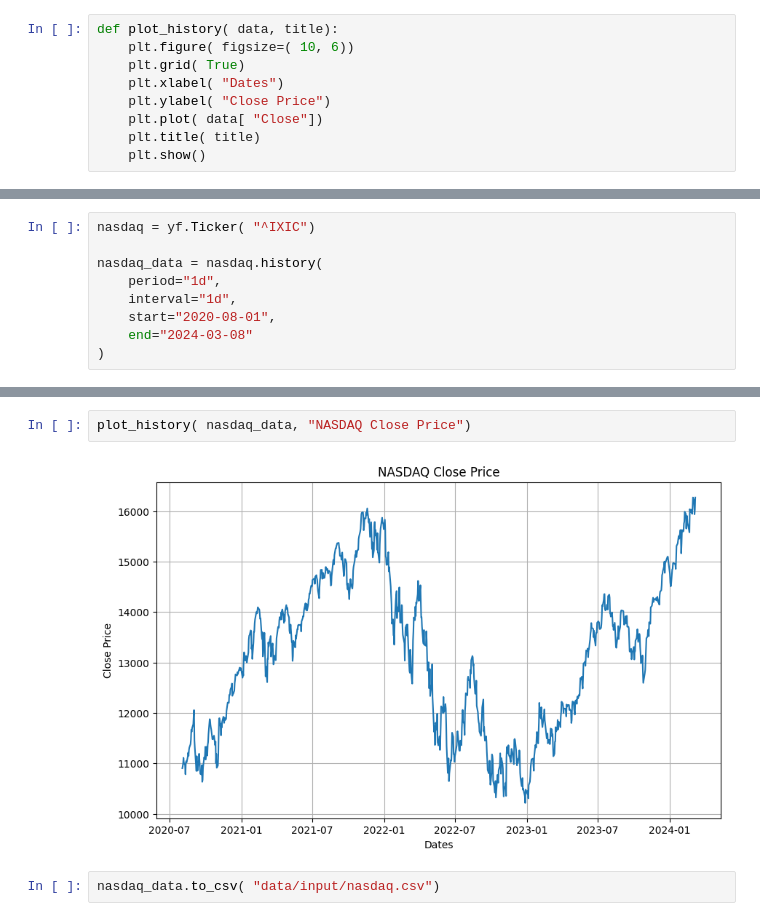
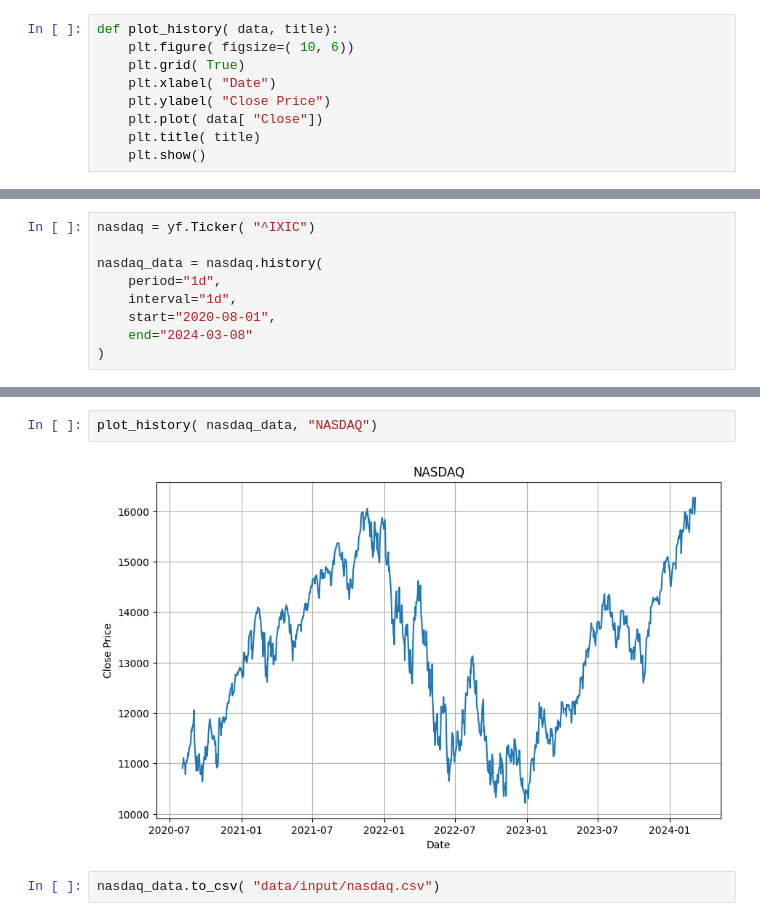
Before and after one commit to amirali022/sntstck, a Jupyter notebook: 00_download_historical_data.ipynb, the cells around one changed output, grey strips where cells are left out. Drawn from its saved outputs; the diff is of its cells as text.

```diff
--- a/00_download_historical_data.ipynb
+++ b/00_download_historical_data.ipynb
@@ -5,7 +9,7 @@ import matplotlib.pyplot as plt
 def plot_history( data, title):
 	plt.figure( figsize=( 10, 6))
 	plt.grid( True)
-	plt.xlabel( "Dates")
+	plt.xlabel( "Date")
 	plt.ylabel( "Close Price")
 	plt.plot( data[ "Close"])
 	plt.title( title)
@@ -137,8 +141,8 @@ nasdaq_data.tail( 3)
 | 2024-03-06 00:00:00-05:00 | 16092.000000 | 16128.559570 | 15956.660156 | 16031.540039 | 5511370000 | 0.0 | 0.0 |
 | 2024-03-07 00:00:00-05:00 | 16147.320312 | 16309.019531 | 16096.009766 | 16273.379883 | 5072790000 | 0.0 | 0.0 |
 # %%
-plot_history( nasdaq_data, "NASDAQ Close Price")
+plot_history( nasdaq_data, "NASDAQ")
 # %% [output]
-[figure, old version]
+[figure, new version]
 # %%
 nasdaq_data.to_csv( "data/input/nasdaq.csv")
```
Also changed, not shown: parts of 5 cells of this notebook, 1 other file.
